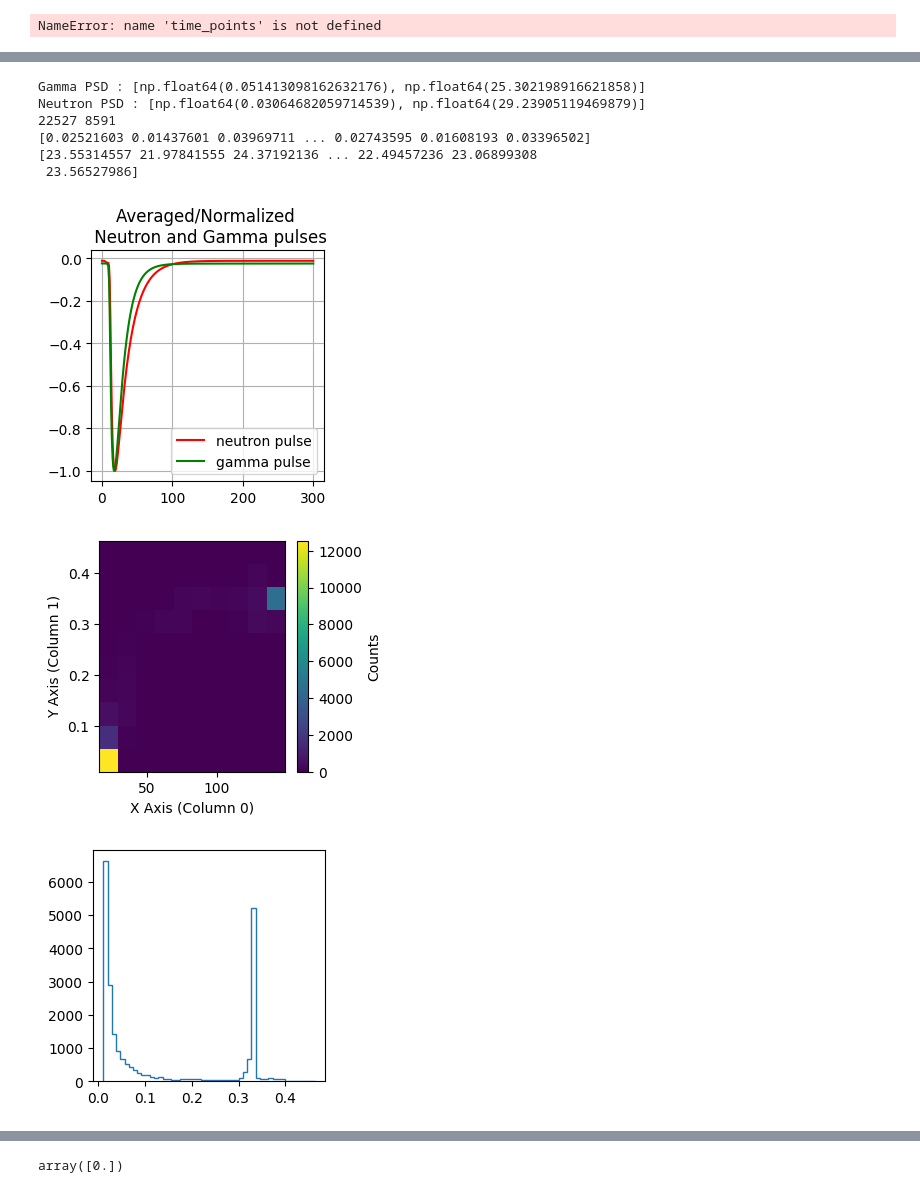
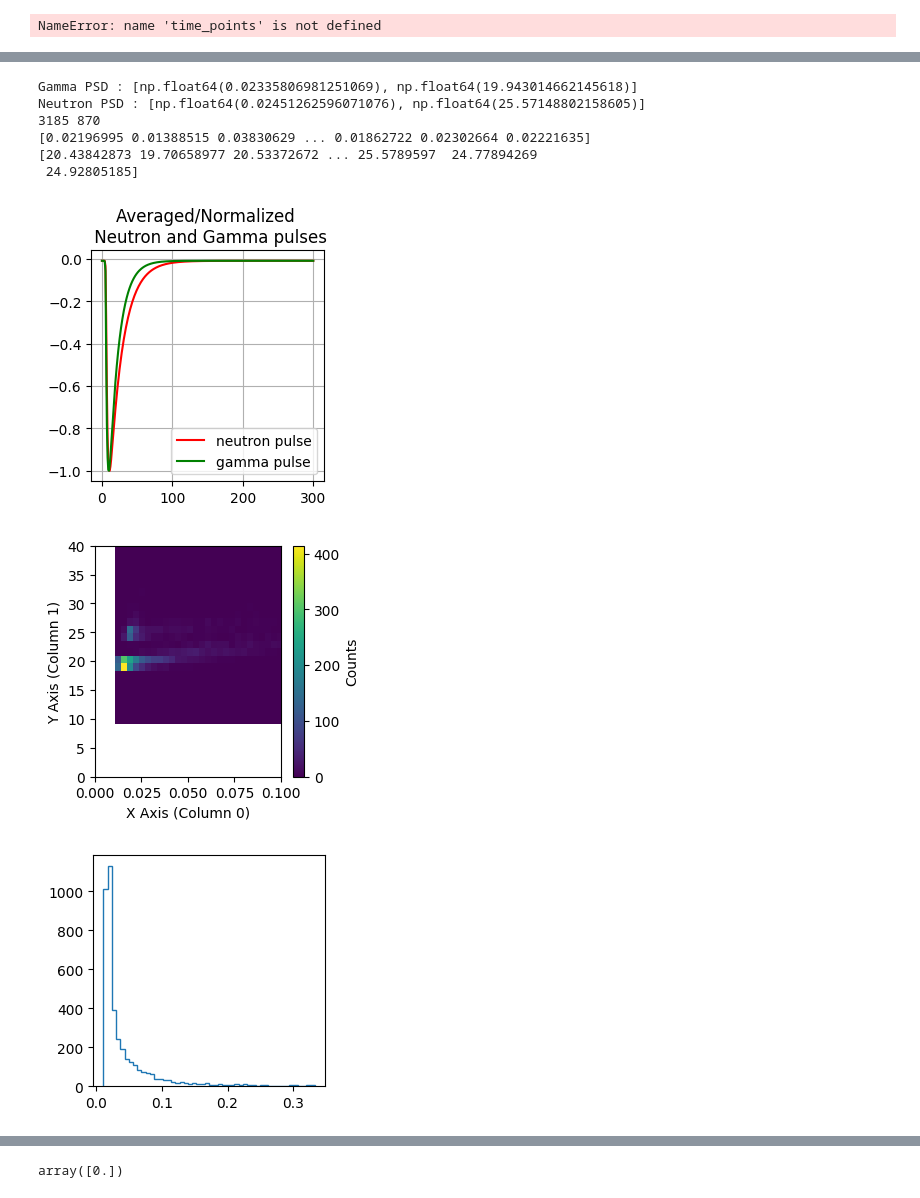
Before and after one commit to rsehgal/G4Workshop_Calicut, a Jupyter notebook: PyScripts/WaveAnal.ipynb, the cells around one changed output, grey strips where cells are left out. Drawn from its saved outputs; the diff is of its cells as text; code cells hidden in the pictures.

```diff
--- a/PyScripts/WaveAnal.ipynb
+++ b/PyScripts/WaveAnal.ipynb
@@ -1232,11 +1329,13 @@ FILE_PATH="/home/rsehgal/shared/G4Workshop_Calicut/PSD/"
 TREE_NAME = "ftree"
 
 SOURCE_FILE_PATH = FILE_PATH+'buildNeutron/neutron.mac.root'
-#averageNeutronPulse,samplesTiming=ProcessDataFile(SOURCE_FILE_PATH,TREE_NAME)
-#averageNeutronPulse,samplesTiming=ProcessDataFile(SOURCE_FILE_PATH,TREE_NAME)
-listOfSampledNeutronPulse,samplesTiming=ProcessDataFile(SOURCE_FILE_PATH,TREE_NAME)
+listOfSampledNeutronPulse,samplesTiming=ProcessDataFile(SOURCE_FILE_PATH,TREE_NAME,plotPulses=False)
+
+##averageNeutronPulse,samplesTiming=ProcessDataFile(SOURCE_FILE_PATH,TREE_NAME)
+##averageNeutronPulse,samplesTiming=ProcessDataFile(SOURCE_FILE_PATH,TREE_NAME)
+
 
 SOURCE_FILE_PATH = FILE_PATH+'build/gamma.mac.root'
 #averageGammaPulse,samplesTiming=ProcessDataFile(SOURCE_FILE_PATH,TREE_NAME)
-listOfSampledGammaPulse,samplesTiming=ProcessDataFile(SOURCE_FILE_PATH,TREE_NAME)
+listOfSampledGammaPulse,samplesTiming=ProcessDataFile(SOURCE_FILE_PATH,TREE_NAME,plotPulses=False)
 # %% [output]
@@ -1278,47 +1377,47 @@ psdList=[]
 for i in range(0,numOfGammaPulses):
     normalizedPulse=max_normalize(listOfSampledGammaPulse[i])
     psdList.append(PSD(normalizedPulse,samplesTiming))
 
-'''
+
 for i in range(0,numOfNeutronPulses):
     normalizedPulse=max_normalize(listOfSampledNeutronPulse[i])
     psdList.append(PSD(normalizedPulse,samplesTiming))
-'''
+
 psdArray=np.array(psdList)
 
 x = psdArray[:, 0]
 y = psdArray[:, 1]
 print(x)
 print(y)
 # Create the 2D histogram
 plt.figure(figsize=(3,3))
-plt.hist2d(y, x) #, cmap='virdis')
+plt.hist2d(x, y,bins=100) #, cmap='virdis')
 plt.colorbar(label='Counts')
 plt.xlabel('X Axis (Column 0)')
 plt.ylabel('Y Axis (Column 1)')
-#plt.xlim(20,40)
-#plt.ylim(0,0.1)
+plt.ylim(0,40)
+plt.xlim(0,0.1)
 
 
 plt.figure(figsize=(3,3))
 plt.hist(x,histtype="step",bins=50)
 plt.show()
 #integration
 #shortGate=80
 #longGate=150
 
 #Integrate(normalizedGammaPulse,samplesTiming,0,120)
 #Integrate(normalizedNeutronPulse,samplesTiming,0,120)
 # %% [output]
-Gamma PSD : [np.float64(0.051413098162632176), np.float64(25.302198916621858)]
-Neutron PSD : [np.float64(0.03064682059714539), np.float64(29.23905119469879)]
-22527 8591
-[0.02521603 0.01437601 0.03969711 ... 0.02743595 0.01608193 0.03396502]
-[23.55314557 21.97841555 24.37192136 ... 22.49457236 23.06899308
- 23.56527986]
+Gamma PSD : [np.float64(0.02335806981251069), np.float64(19.943014662145618)]
+Neutron PSD : [np.float64(0.02451262596071076), np.float64(25.57148802158605)]
+3185 870
+[0.02196995 0.01388515 0.03830629 ... 0.01862722 0.02302664 0.02221635]
+[20.43842873 19.70658977 20.53372672 ... 25.5789597  24.77894269
+ 24.92805185]
-[figure, old version]
+[figure, new version]
-[figure, old version]
+[figure, new version]
-[figure, old version]
+[figure, new version]
 # %%
 #For PSD simulation code
 import uproot
```
Also changed, not shown: parts of 3 cells of this notebook, 10 other files.
